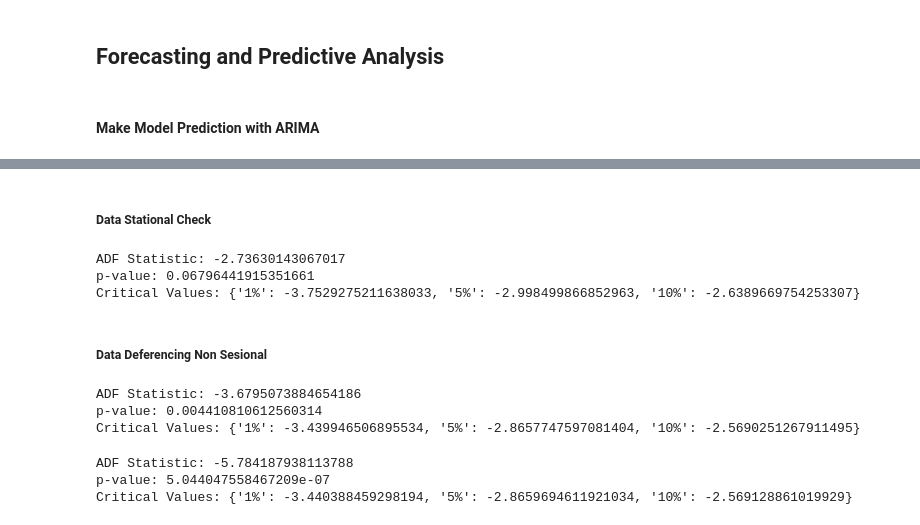
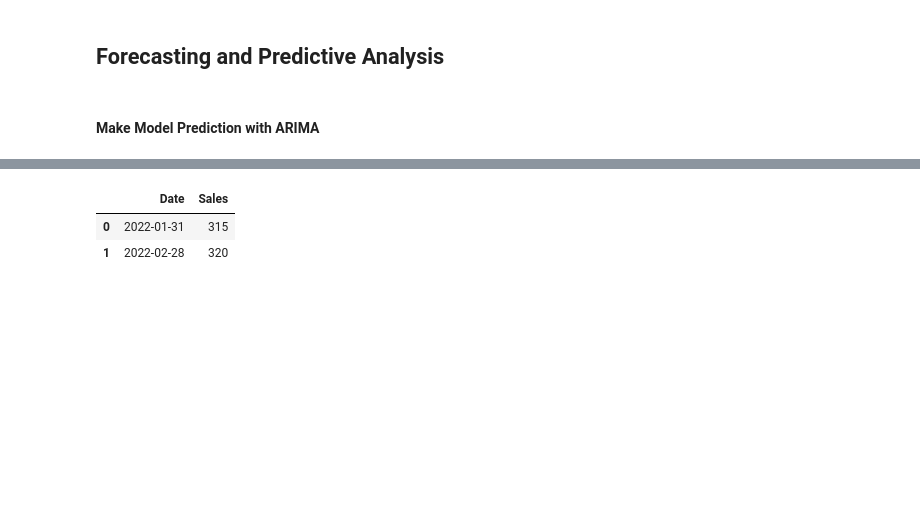
Before and after one commit to MuhammadJundullah/Data-Analysis, a Jupyter notebook: Car Sales Analysis/Car_Sales_Report.ipynb, the cells around one changed output, grey strips where cells are left out. Drawn from its saved outputs; the diff is of its cells as text; code cells hidden in the pictures; blank space fills up the shorter version.

```diff
--- a/Car Sales Analysis/Car_Sales_Report.ipynb
+++ b/Car Sales Analysis/Car_Sales_Report.ipynb
@@ -508,37 +495,9 @@ monthly_data.head(2)
-# %% [markdown]
-##### Data Stational Check
-# %%
-from statsmodels.tsa.stattools import adfuller
-
-result = adfuller(monthly_data['Sales'])
-print('ADF Statistic:', result[0])
-print('p-value:', result[1])
-print('Critical Values:', result[4])
-# %% [output]
-ADF Statistic: -2.73630143067017
-p-value: 0.06796441915351661
-Critical Values: {'1%': -3.7529275211638033, '5%': -2.998499866852963, '10%': -2.6389669754253307}
-# %% [markdown]
-##### Data Deferencing Non Sesional
-# %%
-df['Differenced'] = monthly_data['Sales'] - monthly_data['Sales'].shift(1)
-df.dropna(subset=['Differenced'], inplace=True)
-result = adfuller(df['Differenced'])
-print('ADF Statistic:', result[0])
-print('p-value:', result[1])
-print('Critical Values:', result[4])
-# %% [output]
-ADF Statistic: -3.6795073884654186
-p-value: 0.004410810612560314
-Critical Values: {'1%': -3.439946506895534, '5%': -2.8657747597081404, '10%': -2.5690251267911495}
-# %%
-df['Seasonal_Differenced'] = df['Differenced'] - df['Differenced'].shift(12)
-df.dropna(subset=['Seasonal_Differenced'], inplace=True)
-result = adfuller(df['Seasonal_Differenced'])
-print('ADF Statistic:', result[0])
-print('p-value:', result[1])
-print('Critical Values:', result[4])
-# %% [output]
-ADF Statistic: -5.784187938113788
-p-value: 5.044047558467209e-07
-Critical Values: {'1%': -3.440388459298194, '5%': -2.8659694611921034, '10%': -2.569128861019929}
+# %%
+monthly_sales = df.resample('M').size()
+monthly_sales_df = pd.DataFrame({'Sales': monthly_sales})
+monthly_sales_df = monthly_sales_df.reset_index()
+monthly_sales_df.head(2)
+# %% [output]
+|  | Date | Sales |
+| 0 | 2022-01-31 | 315 |
+| 1 | 2022-02-28 | 320 |
```
Also changed, not shown: parts of 6 cells of this notebook.
